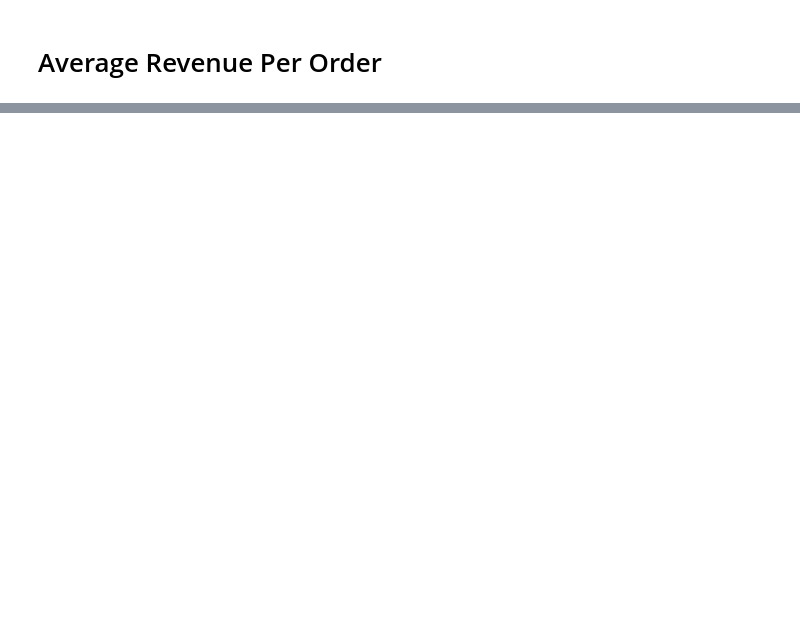
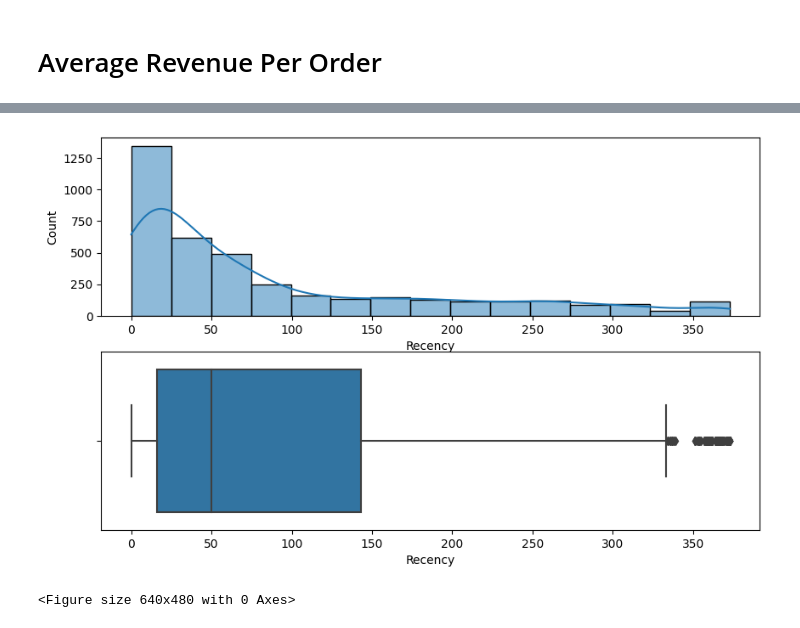
Before and after one commit to jswnthh/ML_projects, a Jupyter notebook: ML_Customer_Segmentation_Cluster.ipynb, the cells around one changed output, grey strips where cells are left out. Cells and saved outputs as stored; diff of their text form; code cells hidden in the pictures; blank space fills up the shorter version.

```diff
--- a/ML_Customer_Segmentation_Cluster.ipynb
+++ b/ML_Customer_Segmentation_Cluster.ipynb
@@ -409,0 +342,2 @@ sns.barplot(data=df_user_type_revenue,
+# %%
+df_uk = df.query("Country == 'United Kingdom'")
@@ -409,0 +347,8 @@ sns.barplot(data=df_user_type_revenue,
+# %%
+# group all the customer id's with the most recent purchase
+df_maxPurchase = df_uk.groupby("CustomerID")["Date"].max().reset_index()
+# %%
+df_maxPurchase.columns = ["CustomerID","MaxPurchaseDate"]
+# %%
+#we take our observation point as the max invoice date in our dataset
+df_maxPurchase['Recency'] = (df_maxPurchase['MaxPurchaseDate'].max() - df_maxPurchase['MaxPurchaseDate']).dt.days
@@ -409,0 +376,18 @@ sns.barplot(data=df_user_type_revenue,
+# %%
+fig, axes = plt.subplots(2, figsize=(10, 6))
+
+sns.histplot(data=df_maxPurchase,
+             x='Recency',
+             bins=15,
+             kde=True,
+             ax=axes[0])
+
+sns.boxplot(data=df_maxPurchase,
+            x='Recency',
+            ax=axes[1])
+
+plt.show()
+plt.tight_layout()
+# %% [output]
+[figure, added]
+<Figure size 640x480 with 0 Axes>
```
Also changed, not shown: parts of 53 cells of this notebook.
